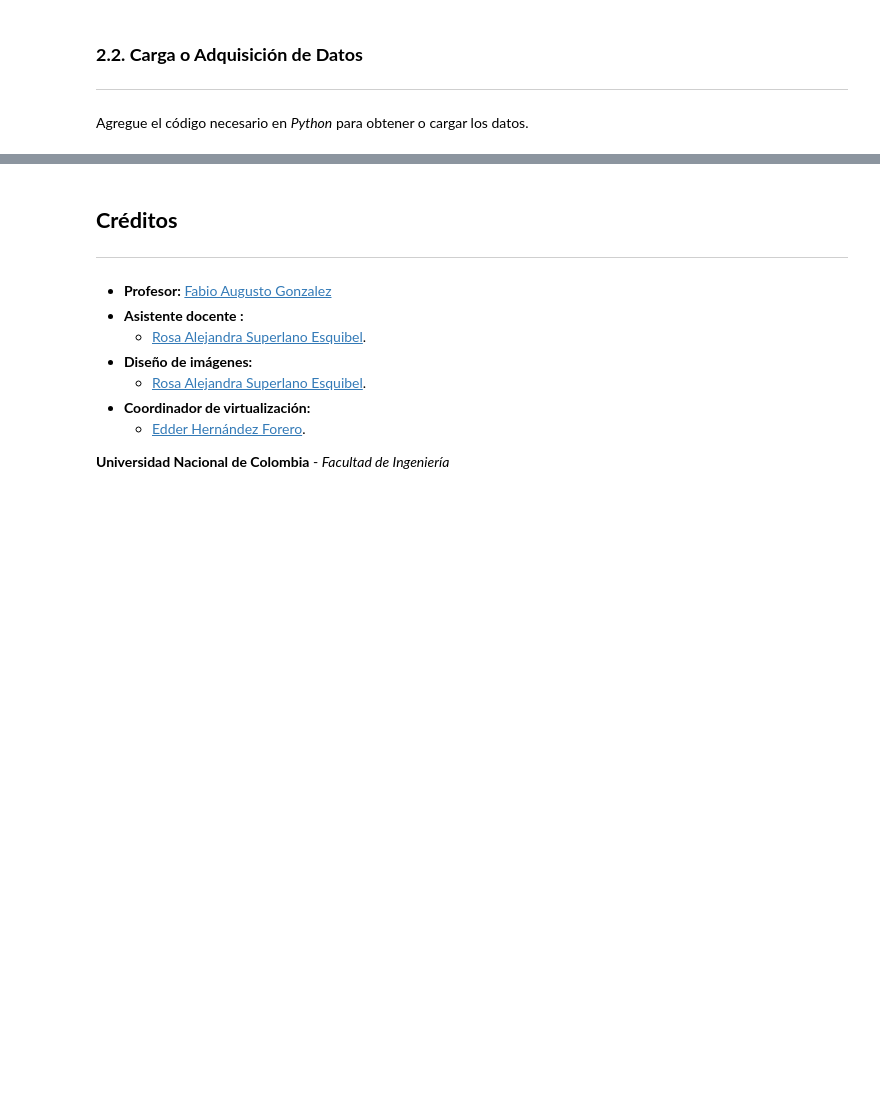
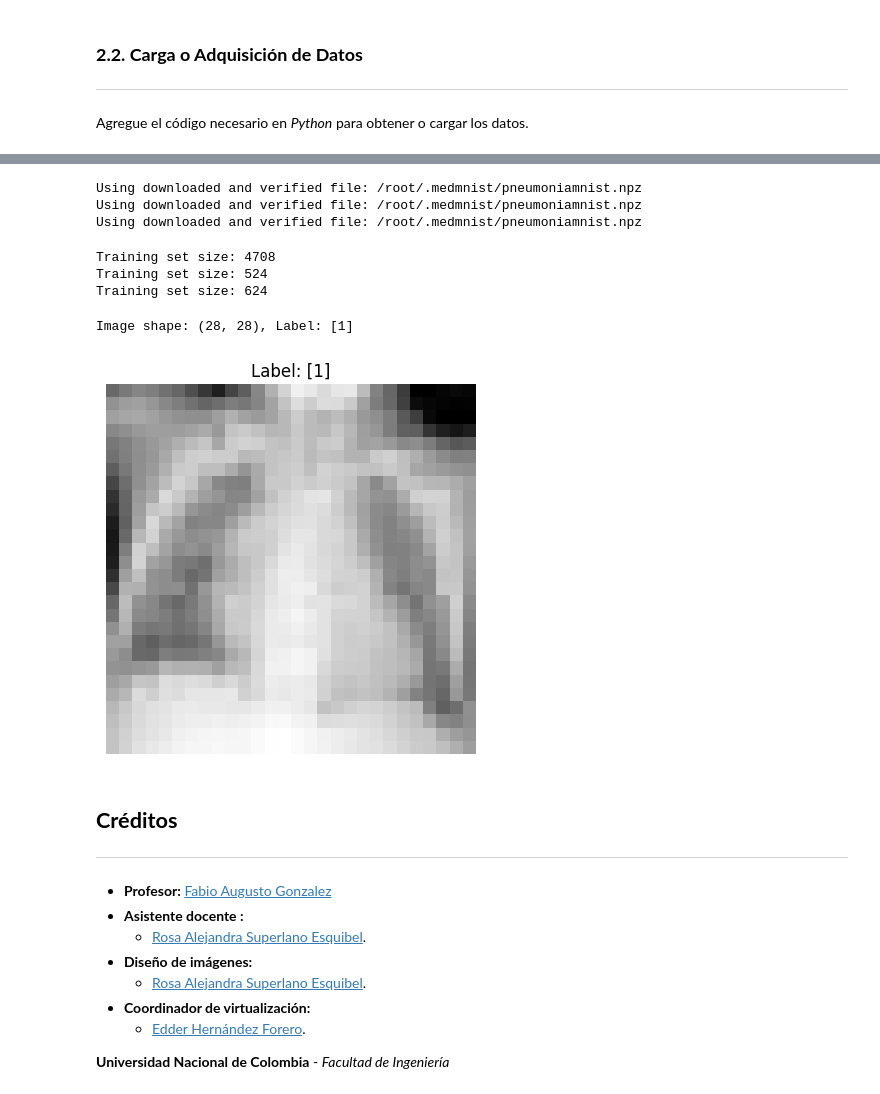
Before and after one commit to MLDS-UN-ProjectTeam/MLDS2, a Jupyter notebook: Entrega1.ipynb, the cells around one changed output, grey strips where cells are left out. Cells and saved outputs as stored; diff of their text form; code cells hidden in the pictures; blank space fills up the shorter version.

```diff
--- a/Entrega1.ipynb
+++ b/Entrega1.ipynb
@@ -78,3 +117,46 @@ Agregue el código necesario en _Python_ para obtener o cargar los datos.
+# %%
+from medmnist import PneumoniaMNIST
+train_set = PneumoniaMNIST(split="train", download=True)
+val_set = PneumoniaMNIST(split="val", download=True)
+test_set = PneumoniaMNIST(split="test", download=True)
+# %% [output]
+Using downloaded and verified file: /root/.medmnist/pneumoniamnist.npz
+Using downloaded and verified file: /root/.medmnist/pneumoniamnist.npz
+Using downloaded and verified file: /root/.medmnist/pneumoniamnist.npz
+# %%
+# Imprimir detalles del conjunto
+print(f"Training set size: {len(train_set)}")
+print(f"Training set size: {len(val_set)}")
+print(f"Training set size: {len(test_set)}")
+# %% [output]
+Training set size: 4708
+Training set size: 524
+Training set size: 624
+# %%
+# Obtener una imagen y su etiqueta (conjunto de entrenamiento)
+
+import numpy as np
+import matplotlib.pyplot as plt
+from PIL import Image
+
+# Obtener una imagen y su etiqueta
+image, label = train_set[0]
+
+# Convertir la imagen PIL a un numpy array
+image = np.array(image)
+
+# Ver la forma de la imagen
+print(f"Image shape: {image.shape}, Label: {label}")
+
+# Mostrar la imagen
+#plt.imshow(train_set.imgs[0], cmap="gray")
+plt.imshow(image, cmap='gray')   # 'gray' para imagenes en escala de grises
+plt.title(f"Label: {label}")     # etiqueta en el título
+plt.axis('off')
+plt.show()
+# %% [output]
+Image shape: (28, 28), Label: [1]
+[figure, added]
 # %% [markdown]
 ## **Créditos**
 ---
```
Also changed, not shown: parts of 3 cells of this notebook.
